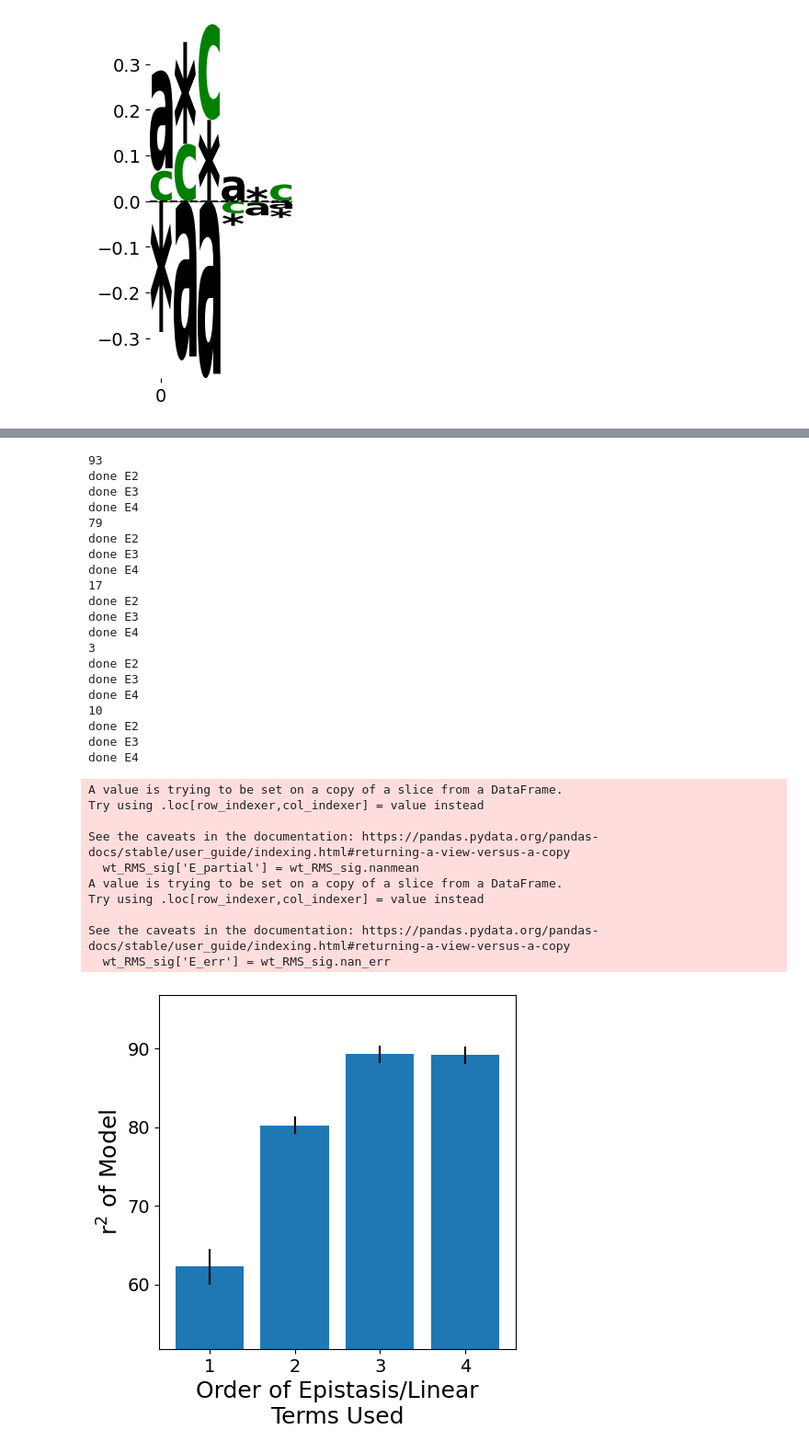
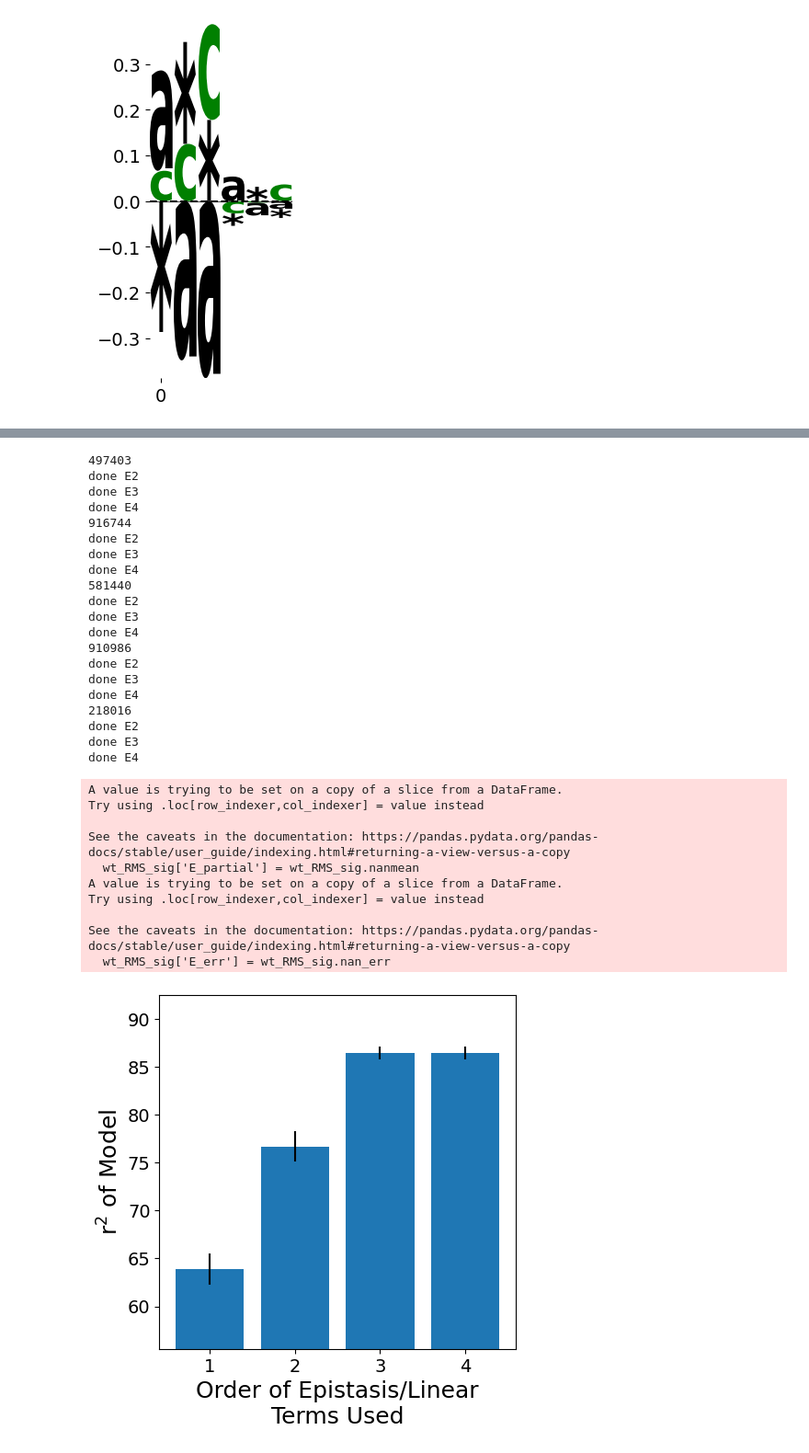
Before and after one commit to Creixell-lab/epystasis, a Jupyter notebook: Epistasis_20250821_PIN136.ipynb, the cells around one changed output, grey strips where cells are left out. Shown at 92% size. Saved outputs shown, nothing was run; the diff lists cells and outputs as text; code cells hidden in the pictures.

```diff
--- a/Epistasis_20250821_PIN136.ipynb
+++ b/Epistasis_20250821_PIN136.ipynb
@@ -1072,14 +1007,18 @@ E1_df
 #@title Run a Second-order Calculation and Detect Pairwise Epistasis
 #@markdown 2nd order and higher orders of epistasis calculations are performed after linearisation of the first order effects
 
-for position in range(n):
-    df_tang[str(position)] = df_tang[variant_column].str[position] # variant column used in place of 'pep_'
 
-for replicates in range(replicates_count): # 3 is for 3 replicates
-    seeds = np.random.randint(100, size=5)
-    #print(seeds)
-    np.save(f'seeds_{replicates}', seeds)
-### linearisation coefficient
+
+BASE_SEED = 42
+ss = np.random.SeedSequence(BASE_SEED)
+child_ss = ss.spawn(replicates_count)  # one sequence per replicate
+
+for r, cs in enumerate(child_ss):
+    rng = np.random.default_rng(cs)  # independent, reproducible RNG
+    seeds = rng.integers(0, 1_000_000, size=5, dtype=np.int64)
+    np.save(f"seeds_{r}.npy", seeds)
+    # use `rng` for all randomness in this replicate (not global np.random)
+
 
 
 df_tang_backup = df_tang.copy()
@@ -1352,39 +1291,39 @@ with open(f'{file_path}/epsilon_list', "wb") as fp:   #Pickling
        pickle.dump(epsilon_list, fp)
 
 with open(f'{file_path}/epsilon_full_list', "wb") as fp:   #Pickling
        pickle.dump(epsilon_full_list, fp)
 # %% [output]
-93
+497403
 done E2
 done E3
 done E4
-79
+916744
 done E2
 done E3
 done E4
-17
+581440
 done E2
 done E3
 done E4
-3
+910986
 done E2
 done E3
 done E4
-10
+218016
 done E2
 done E3
 done E4
 A value is trying to be set on a copy of a slice from a DataFrame.
 Try using .loc[row_indexer,col_indexer] = value instead
 
 See the caveats in the documentation: https://pandas.pydata.org/pandas-docs/stable/user_guide/indexing.html#returning-a-view-versus-a-copy
   wt_RMS_sig['E_partial'] = wt_RMS_sig.nanmean
 A value is trying to be set on a copy of a slice from a DataFrame.
 Try using .loc[row_indexer,col_indexer] = value instead
 
 See the caveats in the documentation: https://pandas.pydata.org/pandas-docs/stable/user_guide/indexing.html#returning-a-view-versus-a-copy
   wt_RMS_sig['E_err'] = wt_RMS_sig.nan_err
-[figure, old version]
+[figure, new version]
 # %%
 #@title Visualisaiton of Epistasis results
 # @markdown This is what the calculated epistasis values looks like:
```
Also changed, not shown: parts of 6 cells of this notebook.
